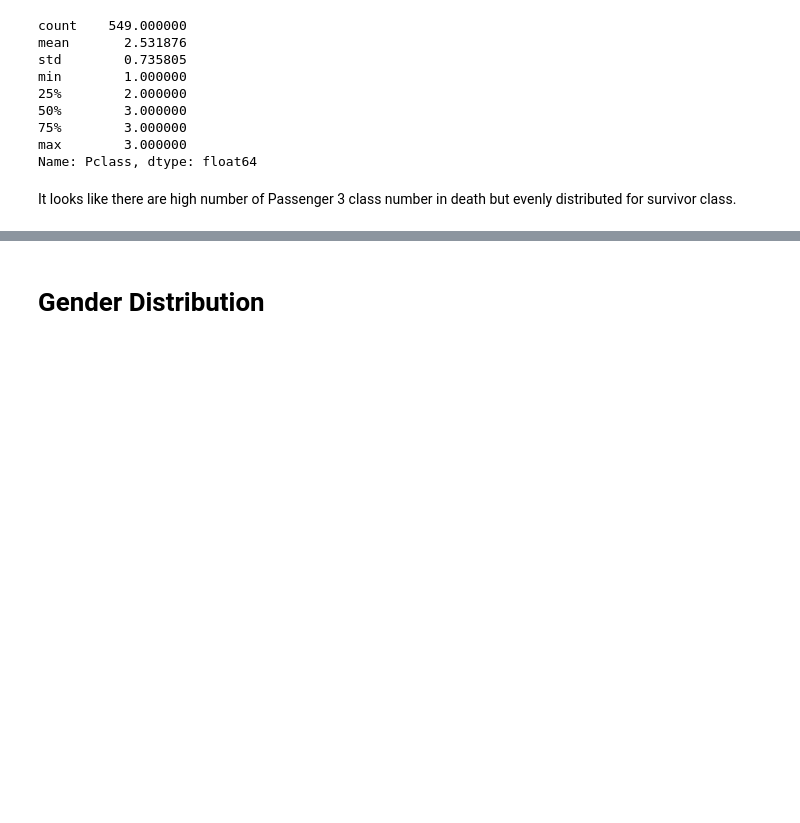
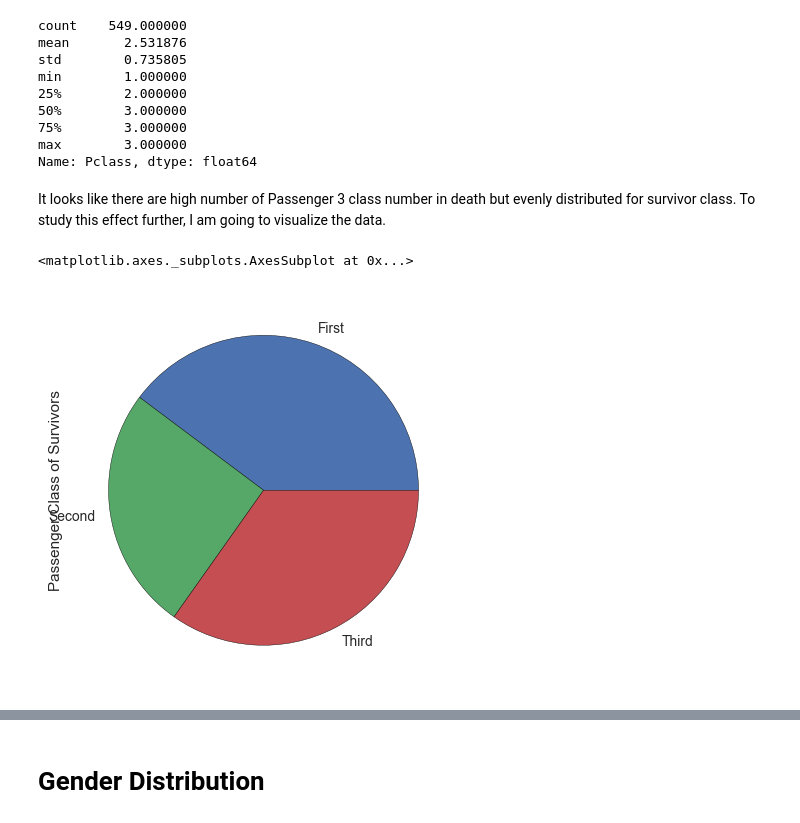
Before and after one commit to jamesyoon12/Titanic-Data, a Jupyter notebook: Titanic_Project_David_Yun.ipynb, the cells around one changed output, grey strips where cells are left out. Saved outputs shown, nothing was run; the diff lists cells and outputs as text; code cells hidden in the pictures; blank space fills up the shorter version.

```diff
--- a/Titanic_Project_David_Yun.ipynb
+++ b/Titanic_Project_David_Yun.ipynb
@@ -298,3 +298,23 @@ max        3.000000
 Name: Pclass, dtype: float64
 # %% [markdown]
 It looks like there are high number of Passenger 3 class number in death but evenly distributed for survivor class.
+To study this effect further, I am going to visualize the data.
+# %%
+fc=[]
+sc=[]
+tc=[]
+for i in lp.Pclass:
+    if i == 1:
+        fc.append(i)
+    elif i == 2:
+        sc.append(i)
+    elif i == 3:
+        tc.append(i)
+cf=len(fc)
+cs=len(sc)
+ct=len(tc)
+lpclass=pd.Series([cf,cs,ct], index=['First', 'Second', 'Third'], name='Passenger Class of Survivors')
+lpclass.plot.pie(figsize=(5, 5))
+# %% [output]
+<matplotlib.axes._subplots.AxesSubplot at 0x...>
+[figure, added]
```
Also changed, not shown: parts of 8 cells of this notebook.
